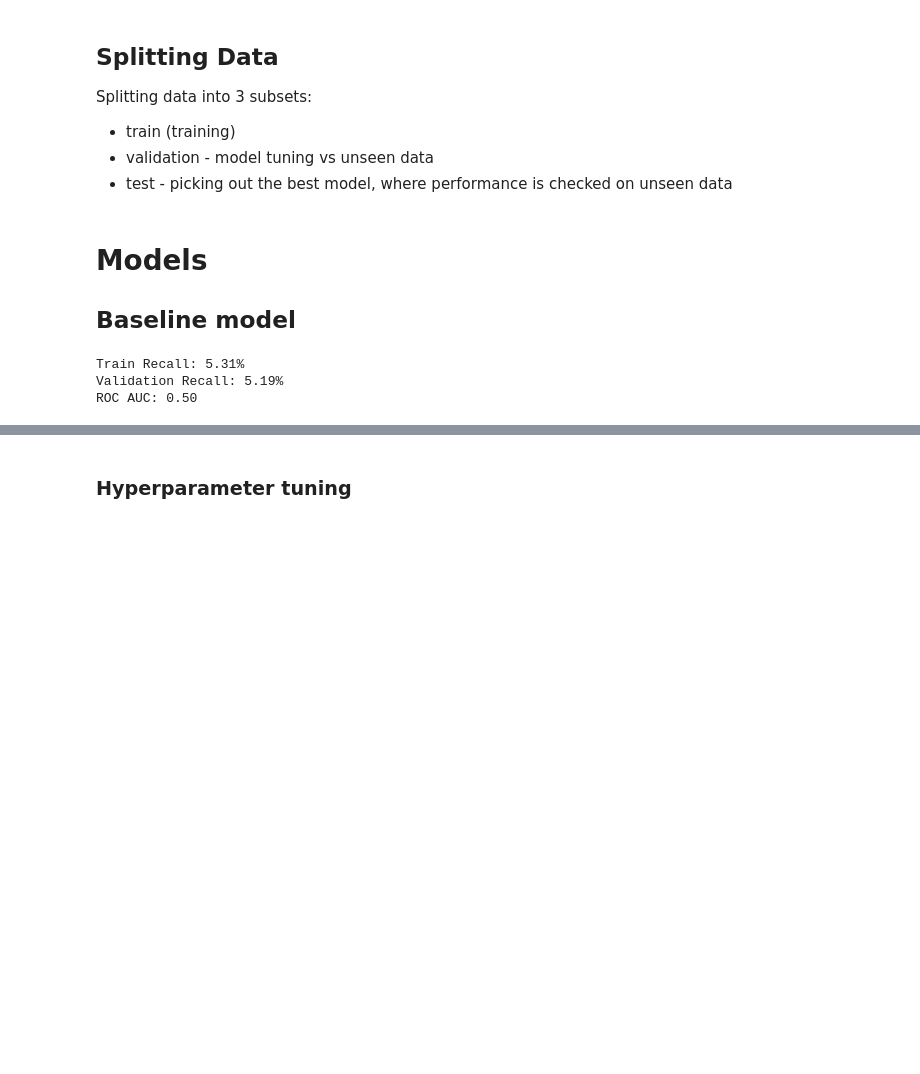
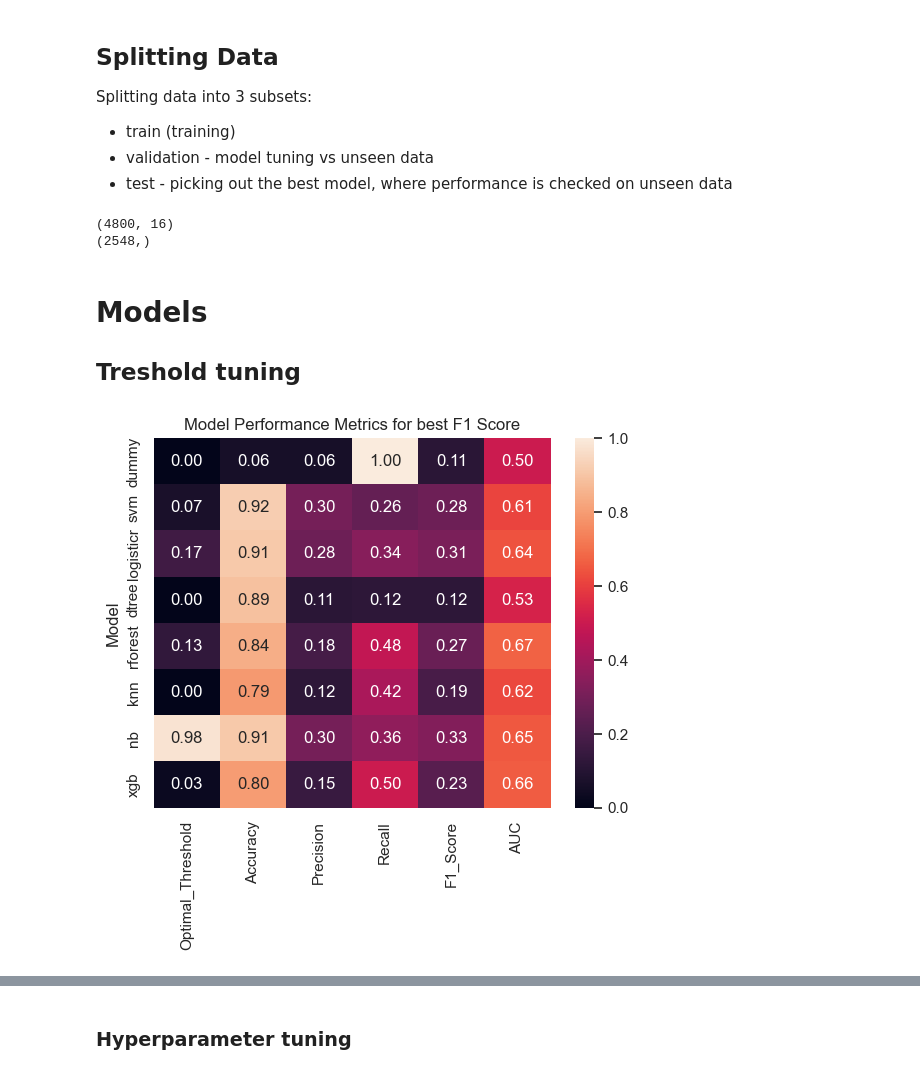
Before and after one commit to Padebeselis/Stroke_Prediction, a Jupyter notebook: Model.ipynb, the cells around one changed output, grey strips where cells are left out. Drawn from its saved outputs; the diff is of its cells as text; code cells hidden in the pictures; blank space fills up the shorter version.

Commit message:
Threshold update

```diff
--- a/Model.ipynb
+++ b/Model.ipynb
@@ -191,7 +172,4 @@ Splitting data into 3 subsets:
 # %%
-X = stroke_data_dummies.drop('Stroke', axis=1)
-y = stroke_data_dummies['Stroke']
-
-(X_train, X_vt, y_train, y_vt) = train_test_split(X, y, test_size=0.4, random_state=42)
+(X_train, X_vt, y_train, y_vt) = train_test_split(X, y, test_size=0.4, random_state=42, stratify=y)
 
 (X_validation, X_test, y_validation, y_test) = train_test_split(X_vt, y_vt, test_size=0.5, random_state=42, stratify=y_vt)
@@ -197,0 +180,12 @@ y = stroke_data_dummies['Stroke']
+# %%
+# Oversampling
+smote = SMOTE(random_state=42)
+X_train_resampled, y_train_resampled = smote.fit_resample(X_train, y_train)
+# %%
+(X_train, y_train) = (X_train_resampled, y_train_resampled)
+# %%
+print(X_train_resampled.shape)
+print(y_train.shape)
+# %% [output]
+(4800, 16)
+(2548,)
@@ -198,12 +194,54 @@ y = stroke_data_dummies['Stroke']
 # %% [markdown]
 # Models
-## Baseline model
+## Treshold tuning
-# %%
-dummy = DummyClassifier(strategy='uniform', random_state=1)
-dummy.fit(X_train, y_train)
-
-help_tool.model_selection_recall(dummy, X_train, y_train, X_validation, y_validation)
-# %% [output]
-Train Recall: 5.31%
-Validation Recall: 5.19%
-ROC AUC: 0.50
+# %%
+models = {
+    'dummy': DummyClassifier(strategy='uniform', random_state=1), # Baseline model
+    'svm': SVC(kernel='rbf', probability=True),
+    'logisticr': LogisticRegression(max_iter=1000),
+    'dtree': DecisionTreeClassifier(),
+    'rforest': RandomForestClassifier(),
+    'knn': KNeighborsClassifier(),
+    'nb': GaussianNB(),
+    'xgb': XGBClassifier()
+}
+
+results = []
+model_threshol_search=[]
+
+for name, model in models.items():
+    model.fit(X_train, y_train)  # assuming you have X_train and y_train defined
+
+    y_proba = model.predict_proba(X_validation)[:, 1]  # Binary classification
+
+    thresholds = np.linspace(0, 1, 100)
+
+    # F1 score at each threshold
+    f1_scores = []
+    for threshold in thresholds:
+        y_pred = (y_proba > threshold).astype(int)
+        f1 = f1_score(y_validation, y_pred)
+        f1_scores.append(f1)
+
+    # Optimal threshold
+    optimal_threshold = thresholds[np.argmax(f1_scores)]
+
+    y_pred_optimal = (y_proba > optimal_threshold).astype(int)
+
+    results.append({'Model': name,
+                    'Optimal_Threshold': optimal_threshold,
+                    'Accuracy': accuracy_score(y_validation, y_pred_optimal),
+                    'Precision': precision_score(y_validation, y_pred_optimal),
+                    'Recall': recall_score(y_validation, y_pred_optimal),
+                    'F1_Score': f1_score(y_validation, y_pred_optimal),
+                    'AUC': roc_auc_score(y_validation, y_pred_optimal)
+                    })
+
+model_threshol_search = pd.DataFrame(results)
+
+# Plotting the best thresholds for F1 Score
+sns.heatmap(model_threshol_search.set_index('Model').round(2), annot=True, fmt=".2f")
+plt.title('Model Performance Metrics for best F1 Score')
+plt.show()
+# %% [output]
+[figure, added]
```
Also changed, not shown: parts of 41 cells of this notebook.
